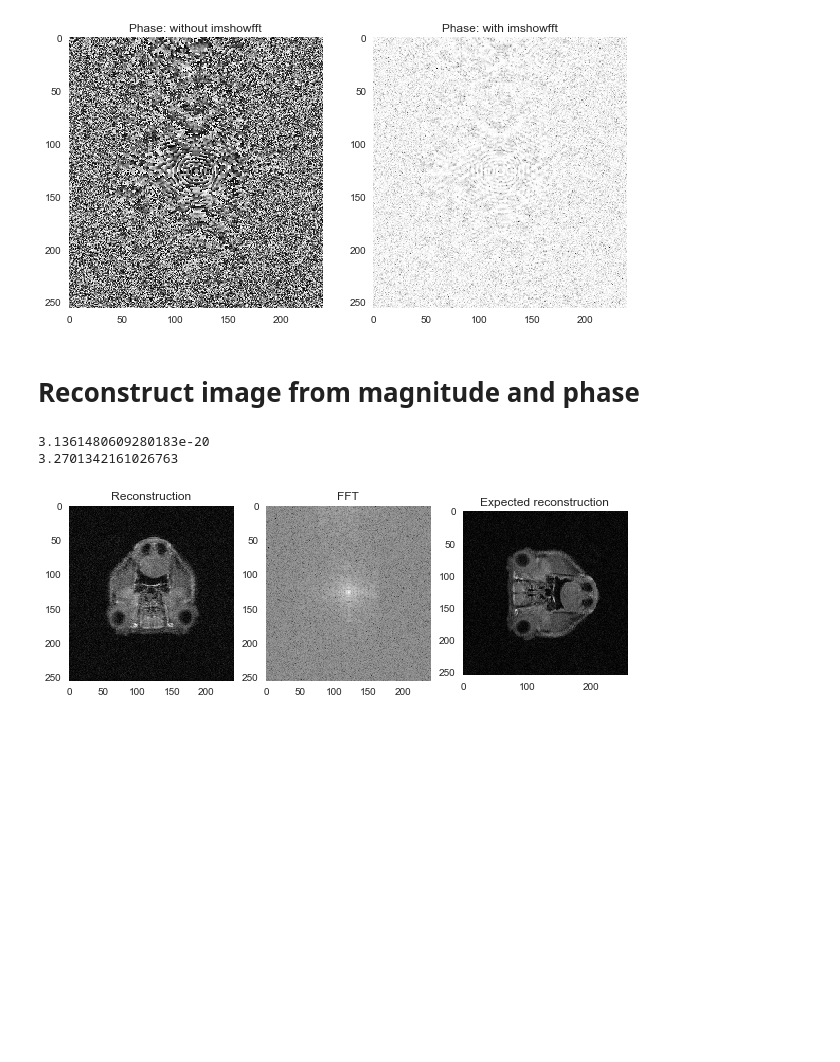
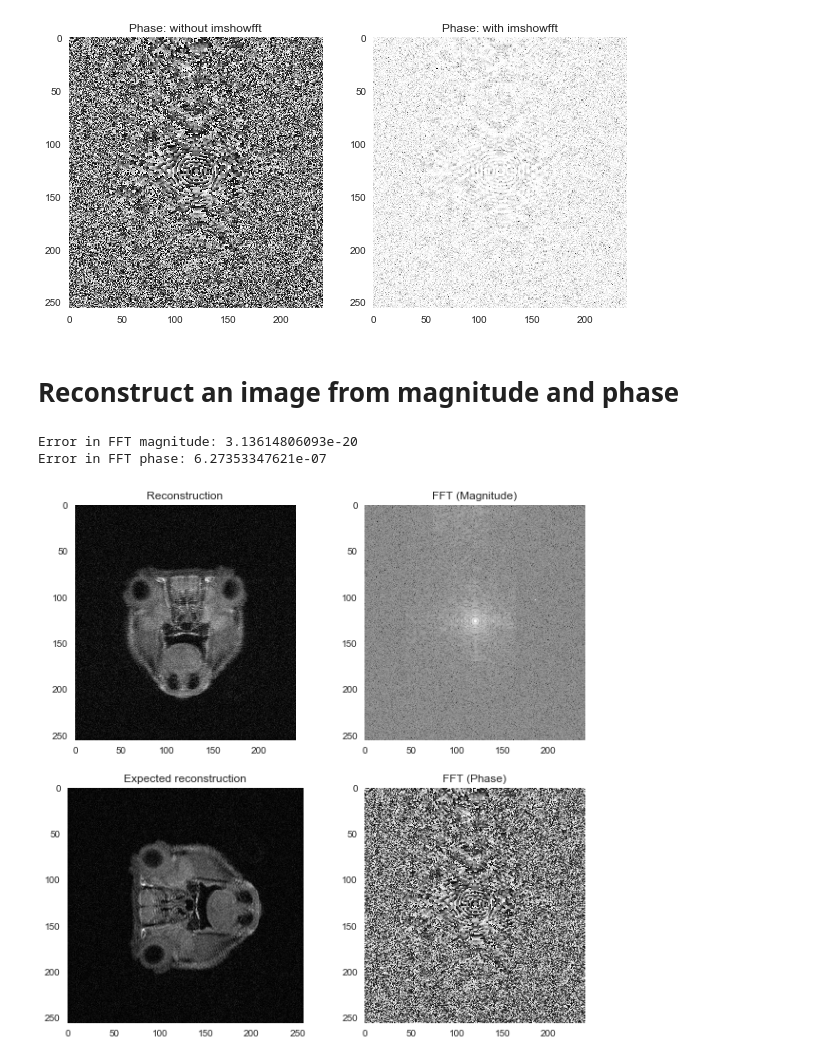
Before and after one commit to alexwal/cs230-project, a Jupyter notebook: MRI_reconstruction_example/dataset_exploration.ipynb, the cells around one changed output. Cells and saved outputs as stored; diff of their text form; code cells hidden in the pictures; blank space fills up the shorter version.

Commit message:
added phase plots, fixed error in comparing phase

```diff
--- a/MRI_reconstruction_example/dataset_exploration.ipynb
+++ b/MRI_reconstruction_example/dataset_exploration.ipynb
@@ -246,33 +253,39 @@ utils.plot.imshowfft(phase[0])
 # %% [output]
 [figure]
 # %% [markdown]
-# Reconstruct image from magnitude and phase
+# Reconstruct an image from magnitude and phase
 # %%
-# Construct FFT (k-space data)
-fft = magnitude[0] * np.exp(-1j * phase[0])
+# Construct FFT (k-space data) from magnitude and phase
+fft = magnitude[0] * np.exp(1j * phase[0])
 
 # Take the inverse FFT
 ifft = utils.signal_processing.ifft_2D_centered(fft)
 
-plt.subplot(1, 3, 1)
+plt.subplot(2, 2, 1)
 plt.title('Reconstruction')
 utils.plot.imshowgray(np.abs(ifft))
 
-plt.subplot(1, 3, 2)
-plt.title('FFT')
+plt.subplot(2, 2, 2)
+plt.title('FFT (Magnitude)')
 utils.plot.imshowfft(np.abs(fft))
 
-plt.subplot(1, 3, 3)
+plt.subplot(2, 2, 3)
 plt.title('Expected reconstruction')
 utils.plot.imshowgray(images[0])
+
+plt.subplot(2, 2, 4)
+plt.title('FFT (Phase)')
+utils.plot.imshowgray(np.angle(fft))
 
 # Note: shape of magnitude and phase are different from image.
 # Because of this, the reconstruction shape is different from the
 # image shape and so we can't compare the image and reconstruction directly.
 # How will we solve this?
-print(utils.signal_processing.mean_square_error(np.abs(fft), magnitude[0]))
-print(utils.signal_processing.mean_square_error(np.abs(fft), phase[0]))
+
+# This check to make sure we are correctly combining magnitude and phase to construct the full, complex-valued FFT.
+print('Error in FFT magnitude: {}'.format(utils.signal_processing.mean_square_error(np.abs(fft), magnitude[0])))
+print('Error in FFT phase: {}'.format(utils.signal_processing.mean_square_error(np.angle(fft), phase[0])))
 # %% [output]
-3.1361480609280183e-20
-3.2701342161026763
+Error in FFT magnitude: 3.13614806093e-20
+Error in FFT phase: 6.27353347621e-07
-[figure, old version]
+[figure, new version]
```
Also changed, not shown: parts of 7 cells of this notebook.
